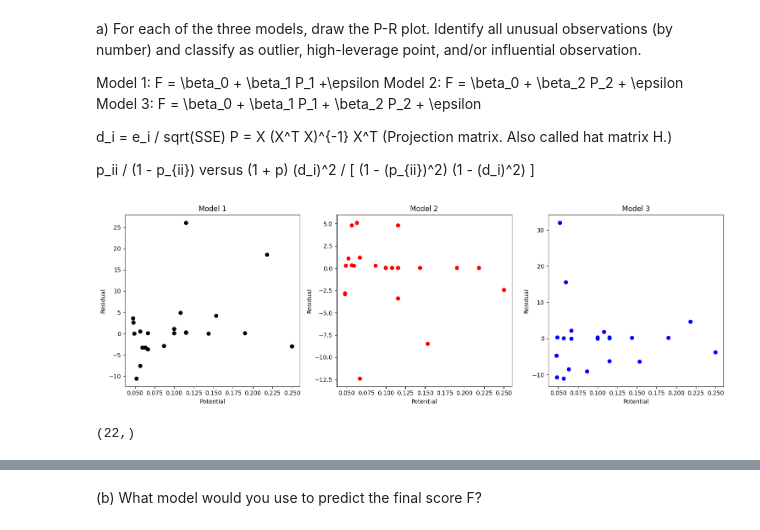
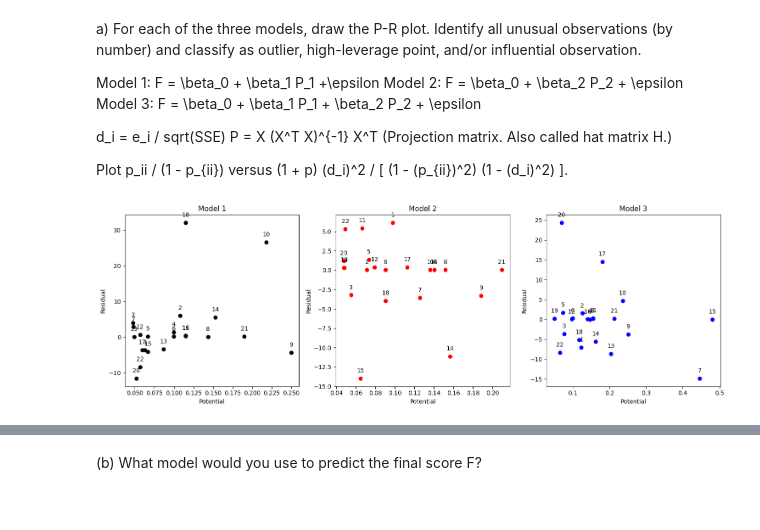
Before and after one commit to kirtisoglu/Regression, a Jupyter notebook: HW4/Q1.ipynb, the cells around one changed output, grey strips where cells are left out. Saved outputs shown, nothing was run; the diff lists cells and outputs as text; code cells hidden in the pictures.

```diff
--- a/HW4/Q1.ipynb
+++ b/HW4/Q1.ipynb
@@ -38,7 +20,7 @@ Model 3: F = \beta_0 + \beta_1 P_1 + \beta_2 P_2 + \epsilon
 d_i = e_i / sqrt(SSE)
 P = X (X^T X)^{-1} X^T  (Projection matrix. Also called hat matrix H.)
 
-p_ii / (1 - p_{ii}) versus (1 + p) (d_i)^2 / [ (1 - (p_{ii})^2) (1 - (d_i)^2) ]
+Plot p_ii / (1 - p_{ii}) versus (1 + p) (d_i)^2 / [ (1 - (p_{ii})^2) (1 - (d_i)^2) ].
 # %%
 X = sm.add_constant(X)
 X1 = sm.add_constant(X1)
@@ -49,46 +31,49 @@ model_2 = sm.OLS(Y, X2).fit()
 model_3 = sm.OLS(Y, X).fit()
 
 leverage_model_1 = model_1.get_influence().hat_matrix_diag
-leverage_model_2 = model_1.get_influence().hat_matrix_diag
-leverage_model_3 = model_1.get_influence().hat_matrix_diag
+leverage_model_2 = model_2.get_influence().hat_matrix_diag
+leverage_model_3 = model_3.get_influence().hat_matrix_diag
 
 d_ii_model_1 = model_1.get_influence().resid_studentized_internal
 d_ii_model_2 = model_2.get_influence().resid_studentized_internal
 d_ii_model_3 = model_3.get_influence().resid_studentized_internal
 
-potential_function_model_1 = leverage_model_1 / (1 - leverage_model_1)  # Calculate p_ii / (1 - p_ii) for model 1.
-potential_function_model_2 = leverage_model_2 / (1 - leverage_model_2)
-potential_function_model_3 = leverage_model_3 / (1 - leverage_model_3)
+potential_function_model_1 = np.divide(leverage_model_1, (1 - leverage_model_1))  # Calculate p_ii / (1 - p_ii) for model 1.
+potential_function_model_2 = np.divide(leverage_model_2, (1 - leverage_model_2))
+potential_function_model_3 = np.divide(leverage_model_3, (1 - leverage_model_3))
 
-residual_function_model_1 = 2 * d_ii_model_1**2 / [ (1 - (leverage_model_1)**2) * (1 - d_ii_model_1**2) ] # p = 1
-residual_function_model_2 = 2 * d_ii_model_2**2 / [ (1 - (leverage_model_2)**2) * (1 - d_ii_model_2**2) ] # p = 1
-residual_function_model_3 = 3 * d_ii_model_3**2 / [ (1 - (leverage_model_3)**2) * (1 - d_ii_model_3**2) ] # p = 2
+residual_function_model_1 = 2 * d_ii_model_1**2 / (np.multiply(np.multiply(1 - leverage_model_1, 1 - leverage_model_1), (1 - d_ii_model_1**2))) # p = 1
+residual_function_model_2 = 2 * d_ii_model_2**2 / (np.multiply(np.multiply(1 - leverage_model_2, 1 - leverage_model_2), (1 - d_ii_model_2**2))) # p = 1
+residual_function_model_3 = 2 * d_ii_model_3**2 / (np.multiply(np.multiply(1 - leverage_model_3, 1 - leverage_model_3), (1 - d_ii_model_3**2))) # p = 2
 
 # Plot Potential versus Residuals
 plt.figure(figsize=(15, 5))
 
 plt.subplot(1, 3, 1)
 plt.scatter(potential_function_model_1, residual_function_model_1, color='black')
 plt.xlabel('Potential')
 plt.ylabel('Residual')
 plt.title('Model 1')
+for i, txt in enumerate(range(1, len(data) + 1)):
+    plt.annotate(txt, (potential_function_model_1[i], residual_function_model_1[i]), textcoords="offset points", xytext=(0,10), ha='center')
 
 plt.subplot(1, 3, 2)
 plt.scatter(potential_function_model_2, residual_function_model_2, color='red')
 plt.xlabel('Potential')
 plt.ylabel('Residual')
 plt.title('Model 2')
+for i, txt in enumerate(range(1, len(data) + 1)):
+    plt.annotate(txt, (potential_function_model_2[i], residual_function_model_2[i]), textcoords="offset points", xytext=(0,10), ha='center')
 
 plt.subplot(1, 3, 3)
 plt.scatter(potential_function_model_3, residual_function_model_3, color='blue')
 plt.xlabel('Potential')
 plt.ylabel('Residual')
 plt.title('Model 3')
+for i, txt in enumerate(range(1, len(data) + 1)):
+    plt.annotate(txt, (potential_function_model_3[i], residual_function_model_3[i]), textcoords="offset points", xytext=(0,10), ha='center')
 
 plt.tight_layout()
 plt.show()
-
-potential_function_model_3.shape
 # %% [output]
-[figure, old version]
+[figure, new version]
-(22,)
```
Also changed, not shown: parts of 4 cells of this notebook.
